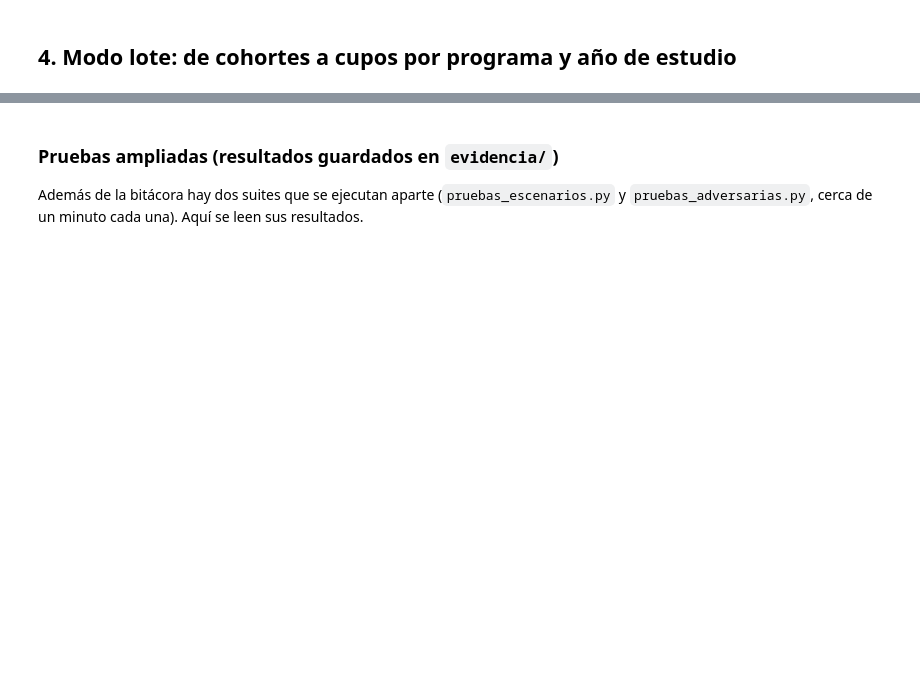
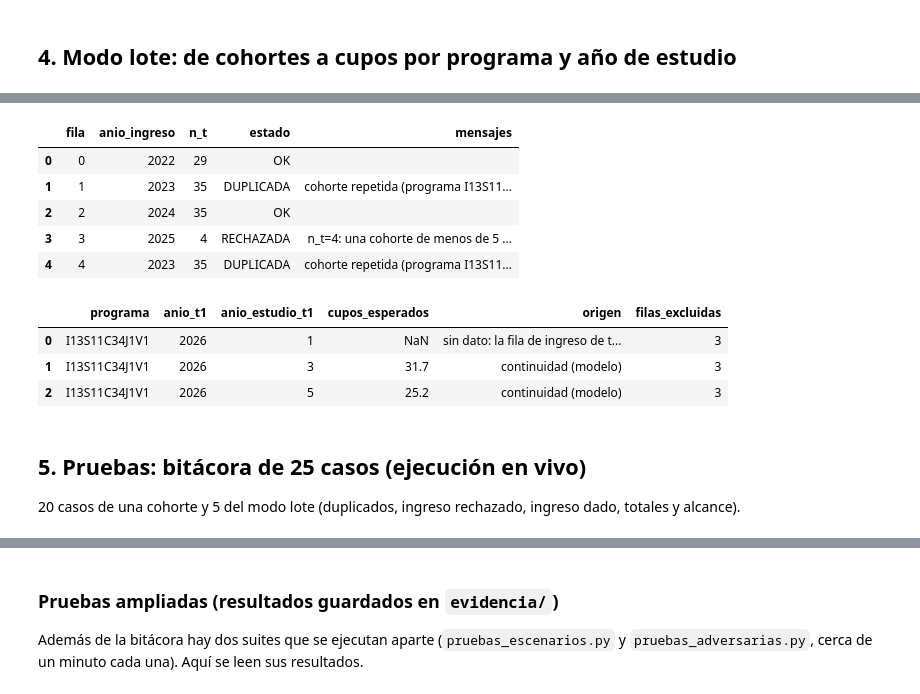
Before and after one commit to Kypp3rv1l/Proyecto-Integrador, a Jupyter notebook: PI06_Prototipo_Cupos.ipynb, the cells around one changed output, grey strips where cells are left out. Drawn from its saved outputs; the diff is of its cells as text; code cells hidden in the pictures; blank space fills up the shorter version.

```diff
--- a/PI06_Prototipo_Cupos.ipynb
+++ b/PI06_Prototipo_Cupos.ipynb
@@ -184,3 +188,26 @@ El año 1 de 2026 no lo predice el modelo: se toma el ingreso observado en 2025
+# %%
+# lote de prueba: una cohorte repetida y una fila de ingreso con 4 estudiantes
+g = cohortes[cohortes.programa == p]
+malo = pd.concat([g, g.iloc[[1]]], ignore_index=True)
+ingreso = malo.anio_ingreso == malo.anio_t
+malo.loc[ingreso, 'n_t'] = 4
+d_malo, c_malo = app.proyectar_lote(M, malo)
+display(d_malo[['fila', 'anio_ingreso', 'n_t', 'estado', 'mensajes']])
+display(c_malo)
+# %% [output]
+|  | fila | anio_ingreso | n_t | estado | mensajes |
+| 0 | 0 | 2022 | 29 | OK |  |
+| 1 | 1 | 2023 | 35 | DUPLICADA | cohorte repetida (programa I13S11... |
+| 2 | 2 | 2024 | 35 | OK |  |
+| 3 | 3 | 2025 | 4 | RECHAZADA | n_t=4: una cohorte de menos de 5 ... |
+| 4 | 4 | 2023 | 35 | DUPLICADA | cohorte repetida (programa I13S11... |
+|  | programa | anio_t1 | anio_estudio_t1 | cupos_esperados | origen | filas_excluidas |
+| 0 | I13S11C34J1V1 | 2026 | 1 | NaN | sin dato: la fila de ingreso de t... | 3 |
+| 1 | I13S11C34J1V1 | 2026 | 3 | 31.7 | continuidad (modelo) | 3 |
+| 2 | I13S11C34J1V1 | 2026 | 5 | 25.2 | continuidad (modelo) | 3 |
+# %% [markdown]
+## 5. Pruebas: bitácora de 25 casos (ejecución en vivo)
+20 casos de una cohorte y 5 del modo lote (duplicados, ingreso rechazado, ingreso dado, totales y alcance).
 # %%
 BIT, _ = ejecutar_casos(app.Modelo())
 display(BIT[['caso', 'tipo', 'proposito', 'estado_observado', 'llamadas_modelo', 'resultado']])
```
Also changed, not shown: parts of 16 cells of this notebook, 56 other files.
